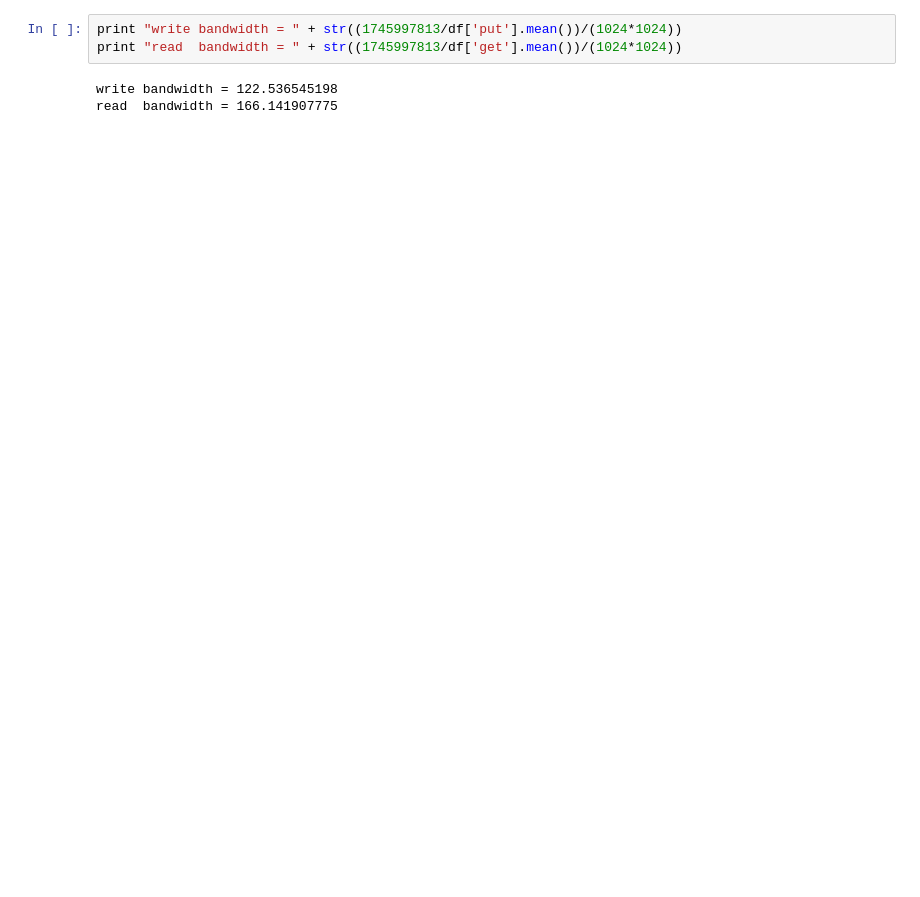
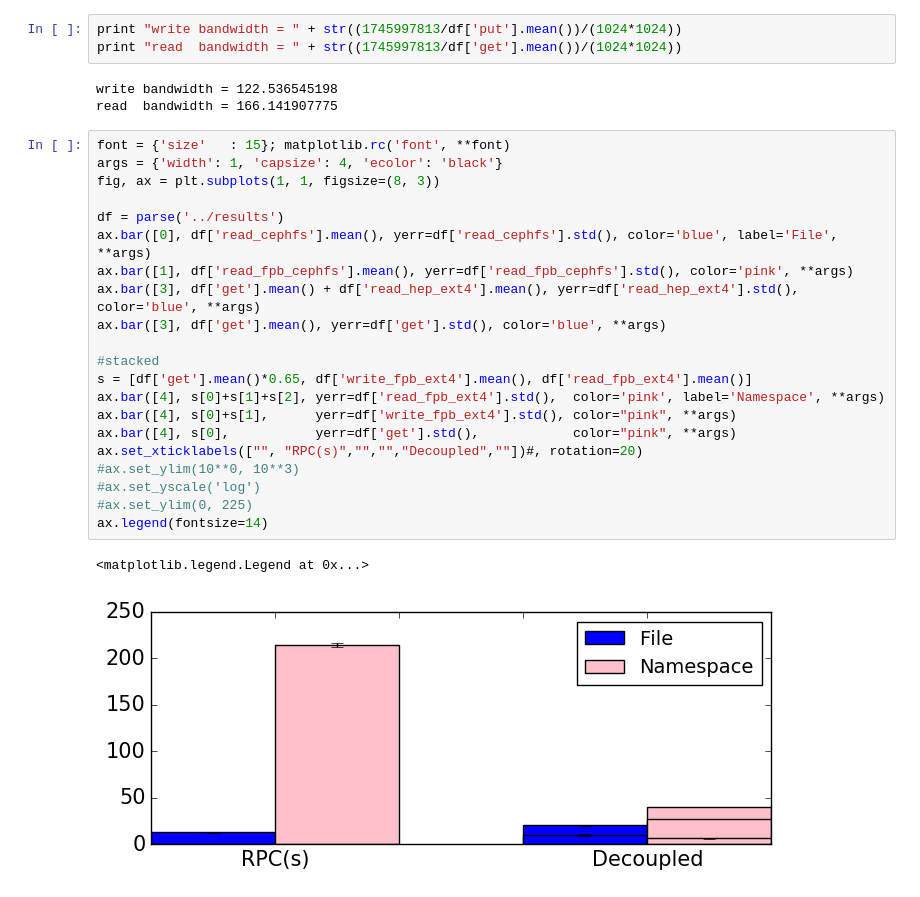
Before and after one commit to michaelsevilla/paulocto-popper, a Jupyter notebook: pipelines/hep/visualize/viz.ipynb, the cells around one changed output. Drawn from its saved outputs; the diff is of its cells as text; blank space fills up the shorter version.

```diff
--- a/pipelines/hep/visualize/viz.ipynb
+++ b/pipelines/hep/visualize/viz.ipynb
@@ -73,3 +79,27 @@ print "read  bandwidth = " + str((1745997813/df['get'].mean())/(1024*1024))
 # %% [output]
 write bandwidth = 122.536545198
 read  bandwidth = 166.141907775
+# %%
+font = {'size'   : 15}; matplotlib.rc('font', **font)
+args = {'width': 1, 'capsize': 4, 'ecolor': 'black'}
+fig, ax = plt.subplots(1, 1, figsize=(8, 3))
+
+df = parse('../results')
+ax.bar([0], df['read_cephfs'].mean(), yerr=df['read_cephfs'].std(), color='blue', label='File', **args)
+ax.bar([1], df['read_fpb_cephfs'].mean(), yerr=df['read_fpb_cephfs'].std(), color='pink', **args)
+ax.bar([3], df['get'].mean() + df['read_hep_ext4'].mean(), yerr=df['read_hep_ext4'].std(), color='blue', **args)
+ax.bar([3], df['get'].mean(), yerr=df['get'].std(), color='blue', **args)
+
+#stacked
+s = [df['get'].mean()*0.65, df['write_fpb_ext4'].mean(), df['read_fpb_ext4'].mean()]
+ax.bar([4], s[0]+s[1]+s[2], yerr=df['read_fpb_ext4'].std(),  color='pink', label='Namespace', **args)
+ax.bar([4], s[0]+s[1],      yerr=df['write_fpb_ext4'].std(), color="pink", **args)
+ax.bar([4], s[0],           yerr=df['get'].std(),            color="pink", **args)
+ax.set_xticklabels(["", "RPC(s)","","","Decoupled",""])#, rotation=20)
+#ax.set_ylim(10**0, 10**3)
+#ax.set_yscale('log')
+#ax.set_ylim(0, 225)
+ax.legend(fontsize=14)
+# %% [output]
+<matplotlib.legend.Legend at 0x...>
+[figure, added]
```
Also changed, not shown: parts of 1 cell of this notebook, 6 other files.
